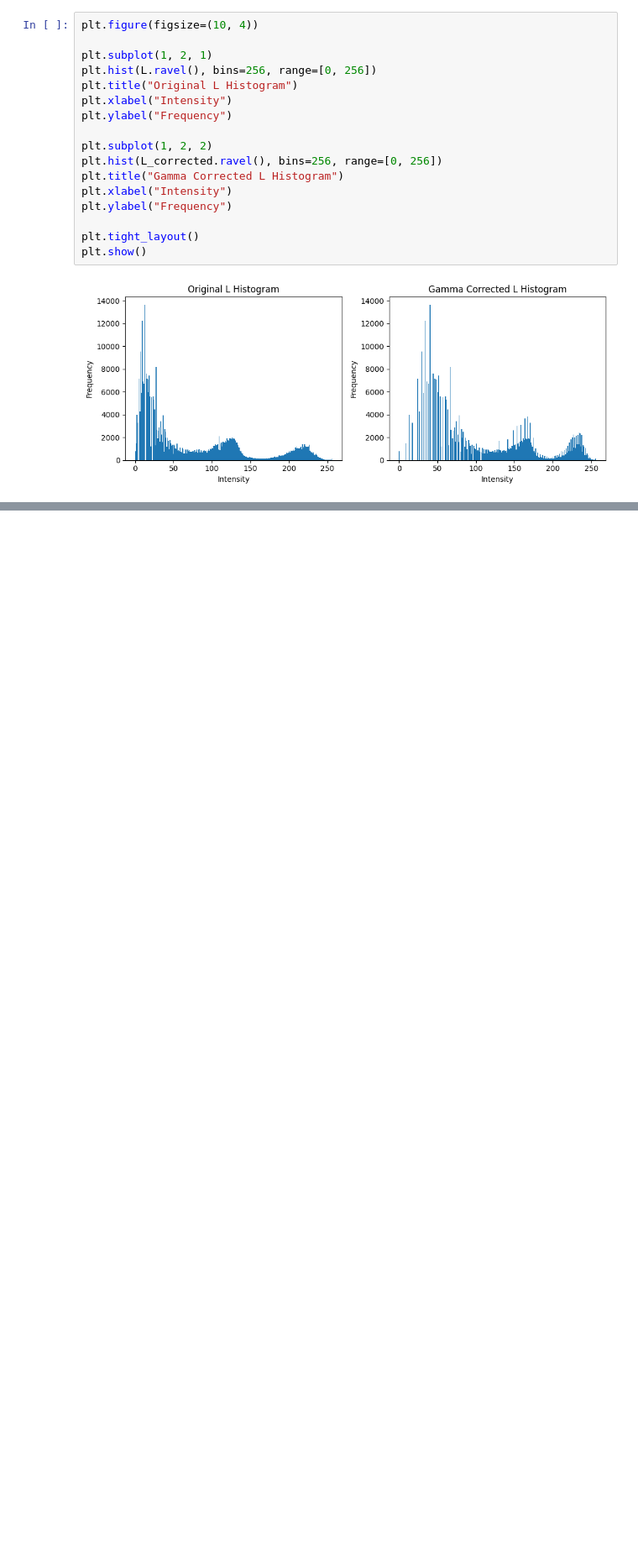
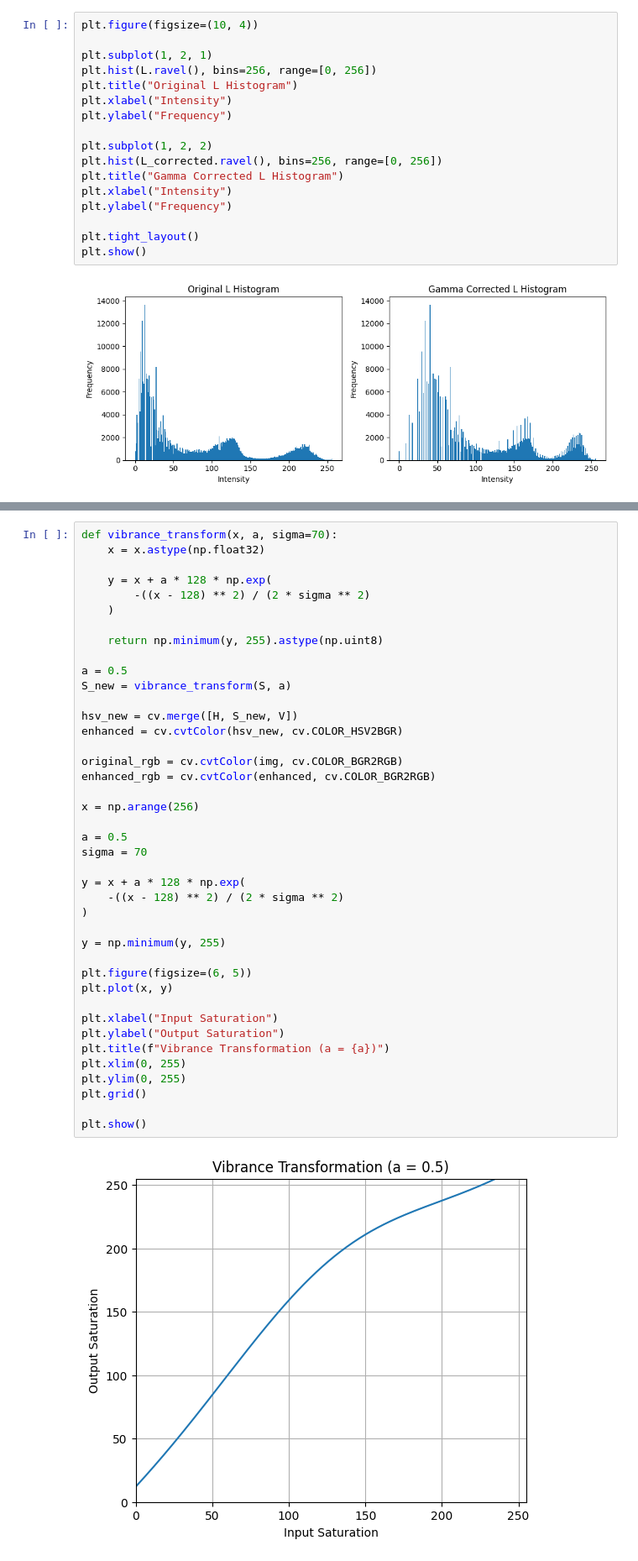
Before and after one commit to isithadinujaya/Vision-Assignment, a Jupyter notebook: vision-assignment.ipynb, the cells around one changed output, grey strips where cells are left out. Shown at 84% size. Cells and saved outputs as stored; diff of their text form; blank space fills up the shorter version.

```diff
--- a/vision-assignment.ipynb
+++ b/vision-assignment.ipynb
@@ -270,0 +285,43 @@ plt.show()
+# %%
+def vibrance_transform(x, a, sigma=70):
+    x = x.astype(np.float32)
+
+    y = x + a * 128 * np.exp(
+        -((x - 128) ** 2) / (2 * sigma ** 2)
+    )
+
+    return np.minimum(y, 255).astype(np.uint8)
+
+a = 0.5
+S_new = vibrance_transform(S, a)
+
+hsv_new = cv.merge([H, S_new, V])
+enhanced = cv.cvtColor(hsv_new, cv.COLOR_HSV2BGR)
+
+original_rgb = cv.cvtColor(img, cv.COLOR_BGR2RGB)
+enhanced_rgb = cv.cvtColor(enhanced, cv.COLOR_BGR2RGB)
+
+x = np.arange(256)
+
+a = 0.5
+sigma = 70
+
+y = x + a * 128 * np.exp(
+    -((x - 128) ** 2) / (2 * sigma ** 2)
+)
+
+y = np.minimum(y, 255)
+
+plt.figure(figsize=(6, 5))
+plt.plot(x, y)
+
+plt.xlabel("Input Saturation")
+plt.ylabel("Output Saturation")
+plt.title(f"Vibrance Transformation (a = {a})")
+plt.xlim(0, 255)
+plt.ylim(0, 255)
+plt.grid()
+
+plt.show()
+# %% [output]
+[figure, added]
```
Also changed, not shown: parts of 4 cells of this notebook.
